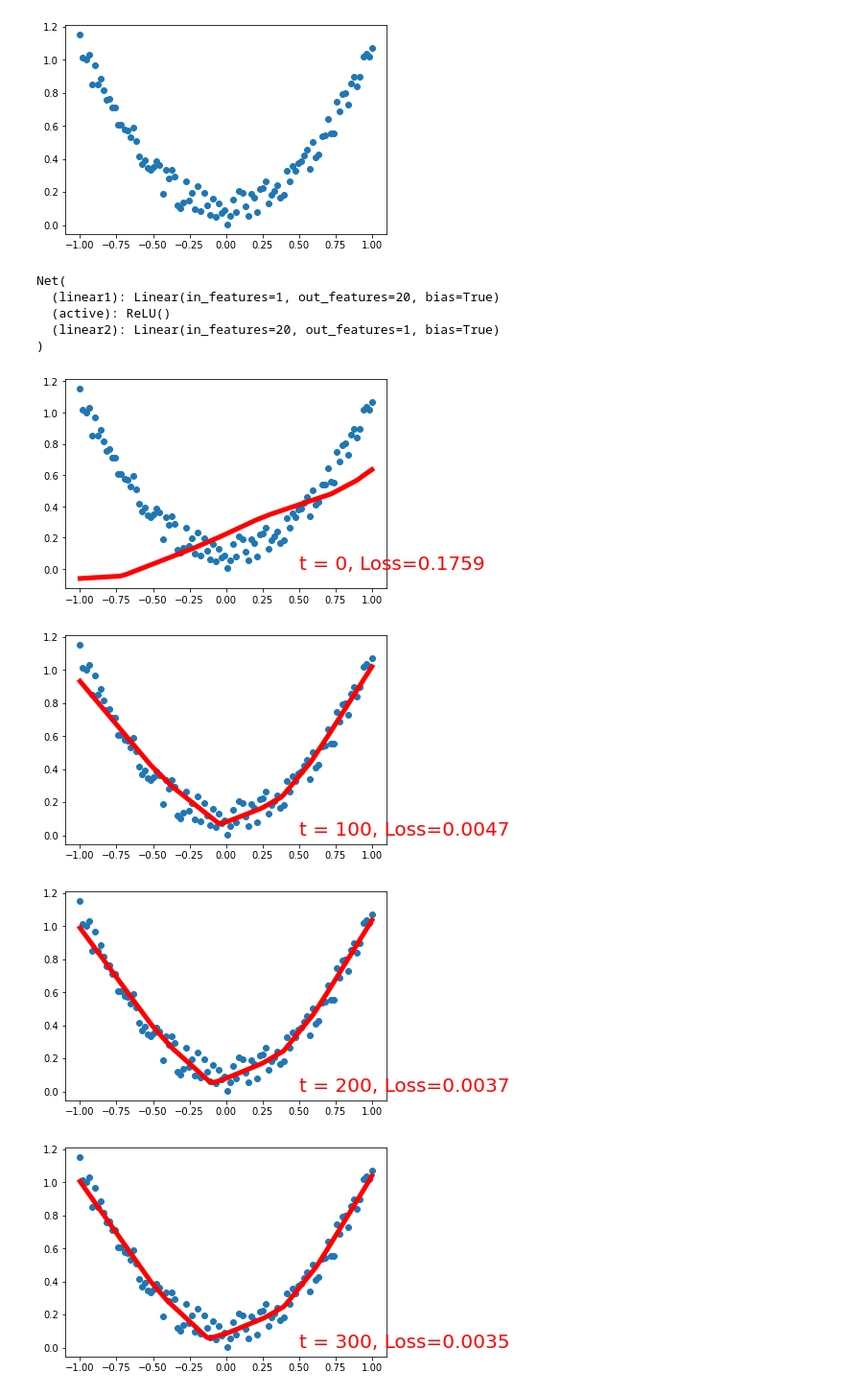
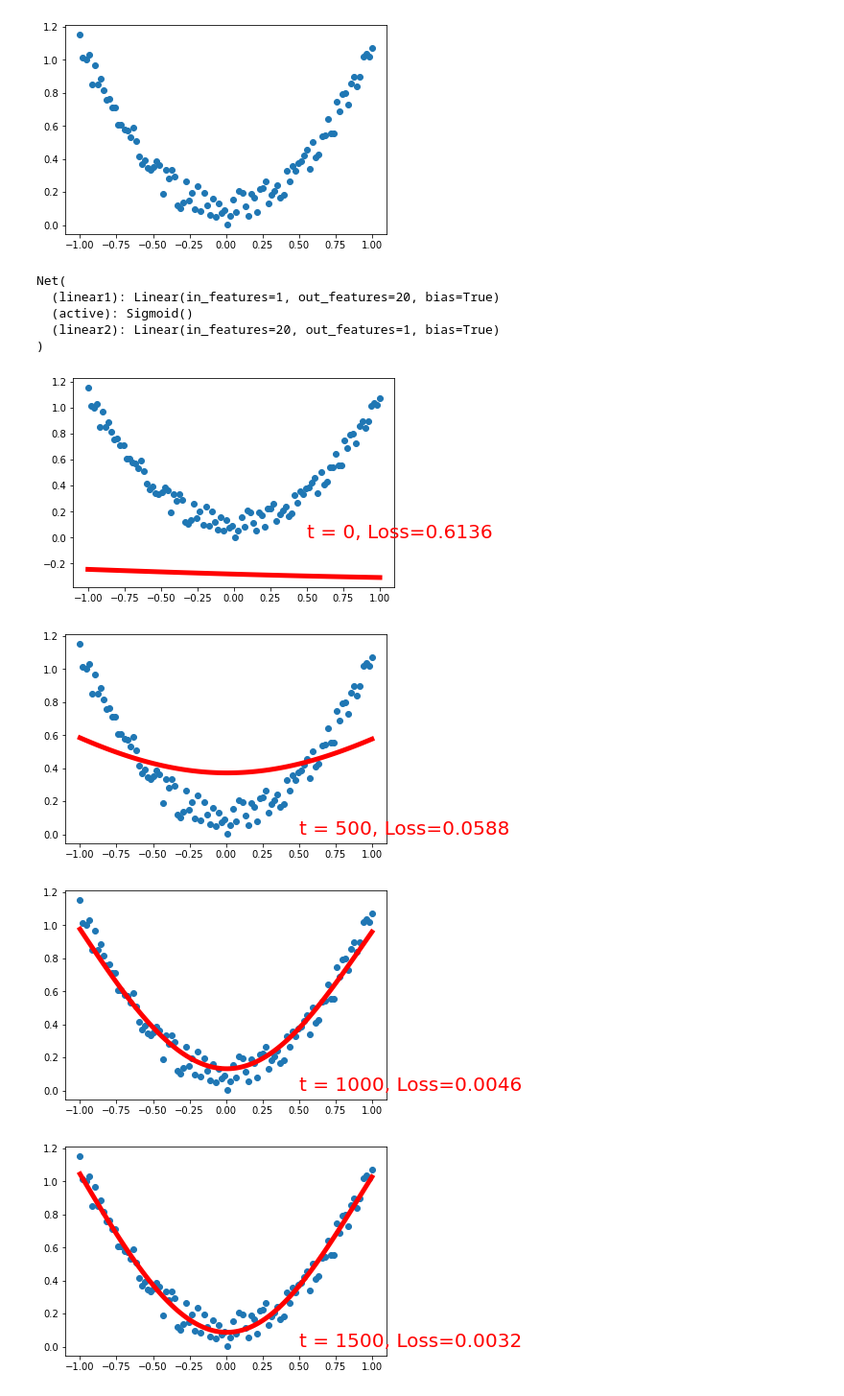
Before and after one commit to lca-123/M2-Python-Advanced, a Jupyter notebook: homework/homework(week7).ipynb, the cells around one changed output. Shown: that part at 96% size. Saved outputs shown, nothing was run; the diff lists cells and outputs as text; code cells hidden in the pictures.

```diff
--- a/homework/homework(week7).ipynb
+++ b/homework/homework(week7).ipynb
@@ -83,44 +83,44 @@ class Net(torch.nn.Module):
     def __init__(self, n_feature, n_hidden, n_output):
         super(Net, self).__init__()
         self.linear1 = torch.nn.Linear(n_feature, n_hidden)
-        self.active = torch.nn.ReLU()
+        self.active = torch.nn.Sigmoid()
         self.linear2 = torch.nn.Linear(n_hidden, n_output)
 
     def forward(self, x):
         y_pred = self.linear2(self.active(self.linear1(x)))
         return y_pred
 
 net = Net(n_feature=1, n_hidden=20, n_output=1)
 print(net)
 optimizer = torch.optim.SGD(net.parameters(), lr=0.2)
 loss_func = torch.nn.MSELoss()
 
 plt.ion()
-for t in range(501):
+for t in range(1501):
     prediction = net(x)
     loss = loss_func(prediction, y)
 
     optimizer.zero_grad()
     loss.backward()
     optimizer.step()
 
-    if t % 100 == 0:
+    if t % 500 == 0:
         plt.cla()
         plt.scatter(x.numpy(), y.numpy())
         plt.plot(x.numpy(), prediction.data.numpy(), 'r-', lw=5)
         plt.text(0.5, 0, 't = %d, Loss=%.4f' % (t, loss.data.numpy()), fontdict={'size': 20, 'color':  'red'})
         plt.pause(0.1)
         plt.show()
 
 plt.ioff()
 plt.show()
 # %% [output]
 Net(
   (linear1): Linear(in_features=1, out_features=20, bias=True)
-  (active): ReLU()
+  (active): Sigmoid()
   (linear2): Linear(in_features=20, out_features=1, bias=True)
 )
-[figure, old version]
+[figure, new version]
-[figure, old version]
+[figure, new version]
-[figure, old version]
+[figure, new version]
-[figure, old version]
+[figure, new version]
```
Also changed, not shown: parts of 1 cell of this notebook.
